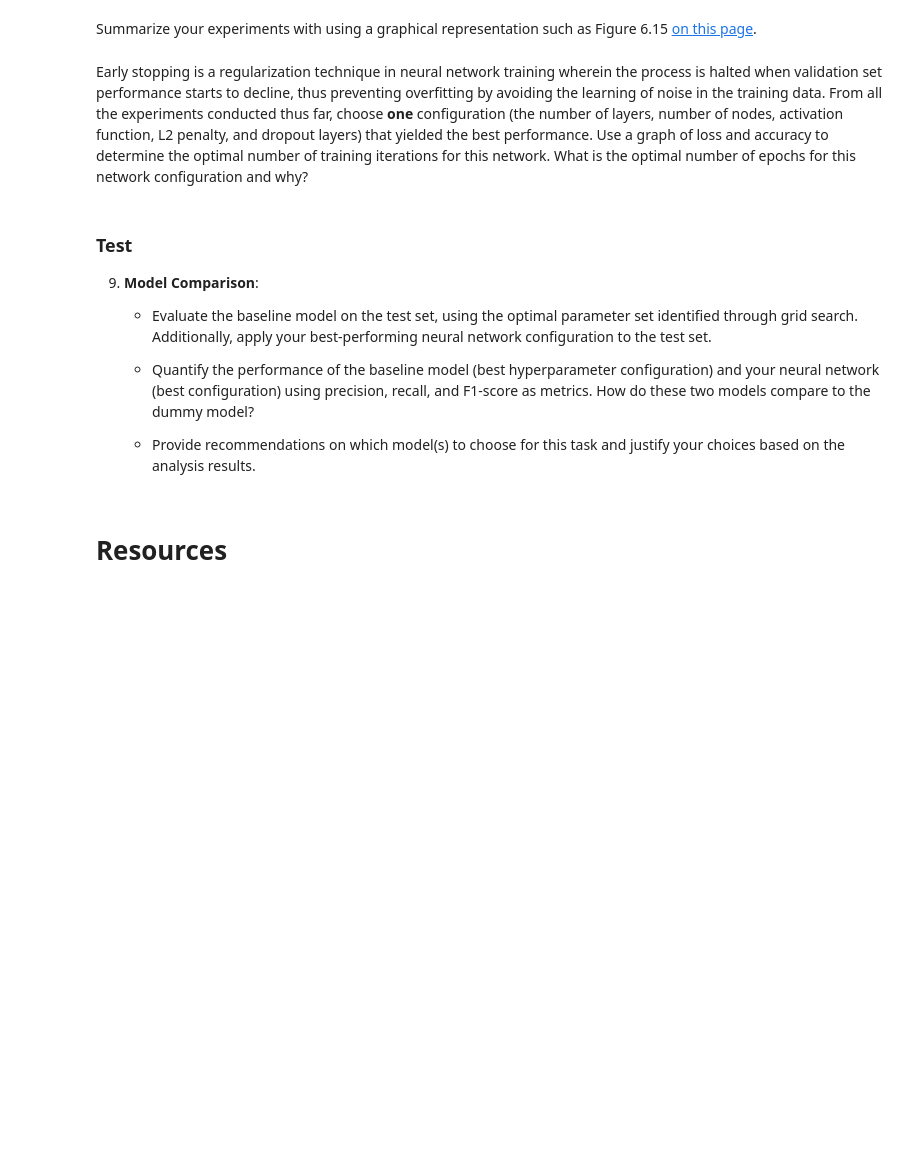
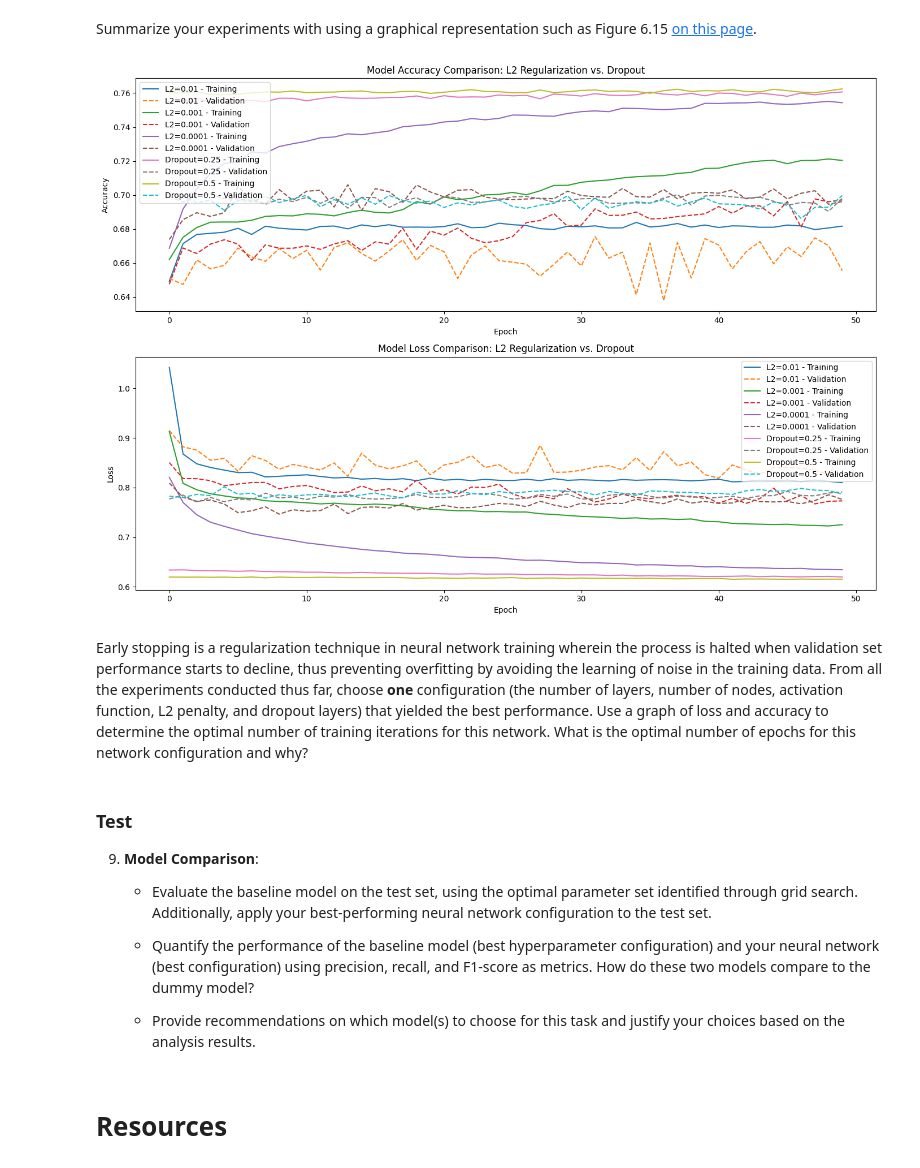
Before and after one commit to rennylee/Neural-Networks, a Jupyter notebook: csi4106-f24-a3-300240688-300228879.ipynb, the cells around one changed output. Saved outputs shown, nothing was run; the diff lists cells and outputs as text; code cells hidden in the pictures; blank space fills up the shorter version.

Commit message:
add l2 vs dropout

```diff
--- a/csi4106-f24-a3-300240688-300228879.ipynb
+++ b/csi4106-f24-a3-300240688-300228879.ipynb
@@ -775,0 +803,15 @@ Dropout layers are a regularization technique in neural networks where a random
+# %%
+dropout_rates = [0.25, 0.5]
+history_dict_dropout = {}
+
+for dropout_rate in dropout_rates:
+    do_model = Sequential([
+        layers.Dense(462, activation='relu',input_dim = 462),
+        layers.Dropout(dropout_rate),
+        layers.Dense(16, activation='relu'),
+        layers.Dropout(dropout_rate),
+        layers.Dense(1, activation='softmax')
+    ])
+    do_model.compile(optimizer='adam',loss='categorical_crossentropy', metrics=['accuracy'])
+    history = l2_model.fit(X_train, y_train_categorical, epochs=50, batch_size=32, verbose=1, validation_data=(X_valid, y_valid_categorical))
+    history_dict_dropout[dropout_rate] = history
@@ -780,2 +838,39 @@ Summarize your experiments with using a graphical representation such as Figure
+# %%
+plt.figure(figsize=(14, 10))
+
+# Plot Accuracy for L2 Regularization
+plt.subplot(2, 1, 1)
+for l2_value, history in history_dict_l2.items():
+    plt.plot(history.history['accuracy'], label=f'L2={l2_value} - Training')
+    plt.plot(history.history['val_accuracy'], linestyle="--", label=f'L2={l2_value} - Validation')
+# Plot Accuracy for Dropout
+for dropout_rate, history in history_dict_dropout.items():
+    plt.plot(history.history['accuracy'], label=f'Dropout={dropout_rate} - Training')
+    plt.plot(history.history['val_accuracy'], linestyle="--", label=f'Dropout={dropout_rate} - Validation')
+
+plt.title("Model Accuracy Comparison: L2 Regularization vs. Dropout")
+plt.xlabel("Epoch")
+plt.ylabel("Accuracy")
+plt.legend()
+
+# Plot Loss for L2 Regularization
+plt.subplot(2, 1, 2)
+for l2_value, history in history_dict_l2.items():
+    plt.plot(history.history['loss'], label=f'L2={l2_value} - Training')
+    plt.plot(history.history['val_loss'], linestyle="--", label=f'L2={l2_value} - Validation')
+# Plot Loss for Dropout
+for dropout_rate, history in history_dict_dropout.items():
+    plt.plot(history.history['loss'], label=f'Dropout={dropout_rate} - Training')
+    plt.plot(history.history['val_loss'], linestyle="--", label=f'Dropout={dropout_rate} - Validation')
+
+plt.title("Model Loss Comparison: L2 Regularization vs. Dropout")
+plt.xlabel("Epoch")
+plt.ylabel("Loss")
+plt.legend()
+
+plt.tight_layout()
+plt.show()
+# %% [output]
+[figure, added]
 # %% [markdown]
 Early stopping is a regularization technique in neural network training wherein the process is halted when validation set performance starts to decline, thus preventing overfitting by avoiding the learning of noise in the training data. From all the experiments conducted thus far, choose **one** configuration (the number of layers, number of nodes, activation function, L2 penalty, and dropout layers) that yielded the best performance. Use a graph of loss and accuracy to determine the optimal number of training iterations for this network. What is the optimal number of epochs for this network configuration and why?
```
Also changed, not shown: parts of 8 cells of this notebook.
